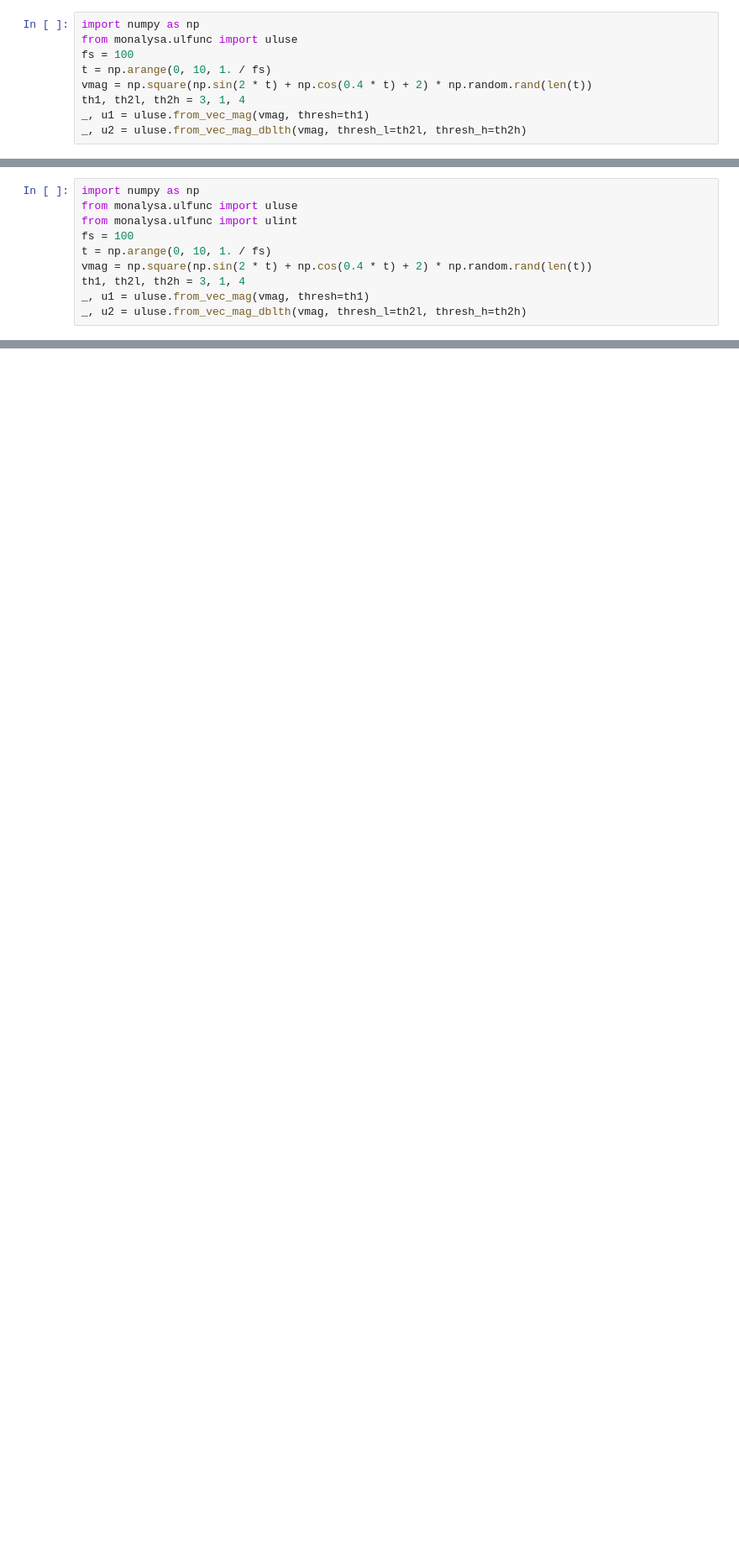
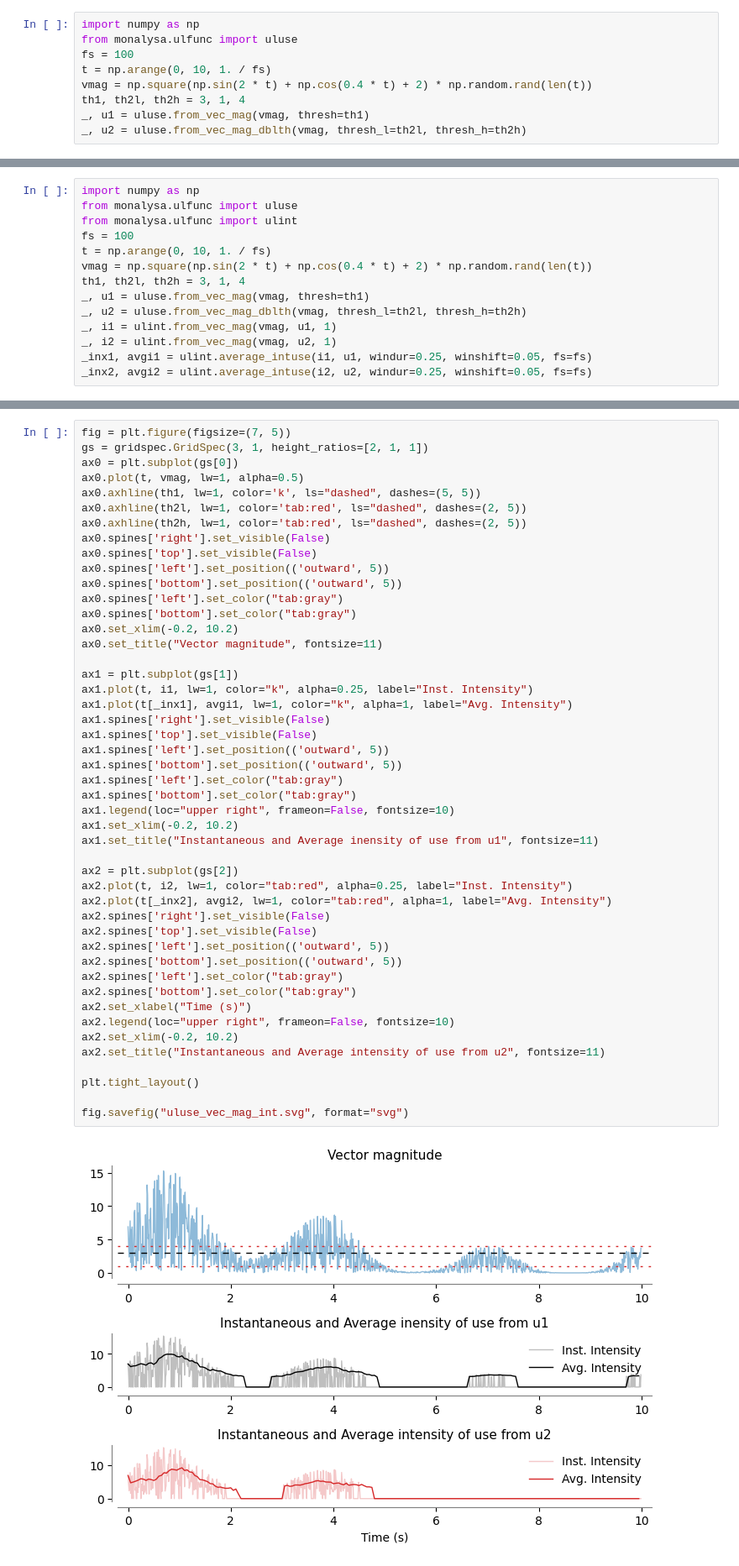
Before and after one commit to siva82kb/monalysa, a Jupyter notebook: docs/source/notebooks/ulfunctioning_analysis.ipynb, the cells around one changed output, grey strips where cells are left out. Shown at 84% size. Cells and saved outputs as stored; diff of their text form; blank space fills up the shorter version.

Commit message:
Updated UL intensity of use. Started editing the measures document.

```diff
--- a/docs/source/notebooks/ulfunctioning_analysis.ipynb
+++ b/docs/source/notebooks/ulfunctioning_analysis.ipynb
@@ -113,3 +112,7 @@ vmag = np.square(np.sin(2 * t) + np.cos(0.4 * t) + 2) * np.random.rand(len(t))
 th1, th2l, th2h = 3, 1, 4
 _, u1 = uluse.from_vec_mag(vmag, thresh=th1)
 _, u2 = uluse.from_vec_mag_dblth(vmag, thresh_l=th2l, thresh_h=th2h)
+_, i1 = ulint.from_vec_mag(vmag, u1, 1)
+_, i2 = ulint.from_vec_mag(vmag, u2, 1)
+_inx1, avgi1 = ulint.average_intuse(i1, u1, windur=0.25, winshift=0.05, fs=fs)
+_inx2, avgi2 = ulint.average_intuse(i2, u2, windur=0.25, winshift=0.05, fs=fs)
@@ -117,0 +119,49 @@ GridSpec(3, 1, height_ratios=[2, 1, 1])
+# %%
+fig = plt.figure(figsize=(7, 5))
+gs = gridspec.GridSpec(3, 1, height_ratios=[2, 1, 1])
+ax0 = plt.subplot(gs[0])
+ax0.plot(t, vmag, lw=1, alpha=0.5)
+ax0.axhline(th1, lw=1, color='k', ls="dashed", dashes=(5, 5))
+ax0.axhline(th2l, lw=1, color='tab:red', ls="dashed", dashes=(2, 5))
+ax0.axhline(th2h, lw=1, color='tab:red', ls="dashed", dashes=(2, 5))
+ax0.spines['right'].set_visible(False)
+ax0.spines['top'].set_visible(False)
+ax0.spines['left'].set_position(('outward', 5))
+ax0.spines['bottom'].set_position(('outward', 5))
+ax0.spines['left'].set_color("tab:gray")
+ax0.spines['bottom'].set_color("tab:gray")
+ax0.set_xlim(-0.2, 10.2)
+ax0.set_title("Vector magnitude", fontsize=11)
+
+ax1 = plt.subplot(gs[1])
+ax1.plot(t, i1, lw=1, color="k", alpha=0.25, label="Inst. Intensity")
+ax1.plot(t[_inx1], avgi1, lw=1, color="k", alpha=1, label="Avg. Intensity")
+ax1.spines['right'].set_visible(False)
+ax1.spines['top'].set_visible(False)
+ax1.spines['left'].set_position(('outward', 5))
+ax1.spines['bottom'].set_position(('outward', 5))
+ax1.spines['left'].set_color("tab:gray")
+ax1.spines['bottom'].set_color("tab:gray")
+ax1.legend(loc="upper right", frameon=False, fontsize=10)
+ax1.set_xlim(-0.2, 10.2)
+ax1.set_title("Instantaneous and Average inensity of use from u1", fontsize=11)
+
+ax2 = plt.subplot(gs[2])
+ax2.plot(t, i2, lw=1, color="tab:red", alpha=0.25, label="Inst. Intensity")
+ax2.plot(t[_inx2], avgi2, lw=1, color="tab:red", alpha=1, label="Avg. Intensity")
+ax2.spines['right'].set_visible(False)
+ax2.spines['top'].set_visible(False)
+ax2.spines['left'].set_position(('outward', 5))
+ax2.spines['bottom'].set_position(('outward', 5))
+ax2.spines['left'].set_color("tab:gray")
+ax2.spines['bottom'].set_color("tab:gray")
+ax2.set_xlabel("Time (s)")
+ax2.legend(loc="upper right", frameon=False, fontsize=10)
+ax2.set_xlim(-0.2, 10.2)
+ax2.set_title("Instantaneous and Average intensity of use from u2", fontsize=11)
+
+plt.tight_layout()
+
+fig.savefig("uluse_vec_mag_int.svg", format="svg")
+# %% [output]
+[figure, added]
```
Also changed, not shown: parts of 9 cells of this notebook, 8 other files.
